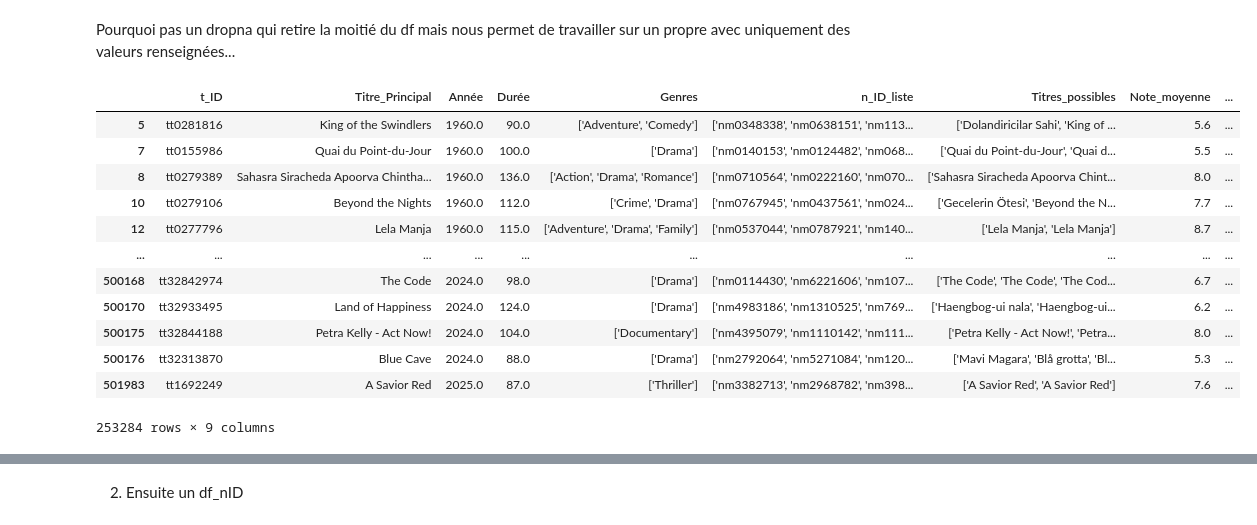
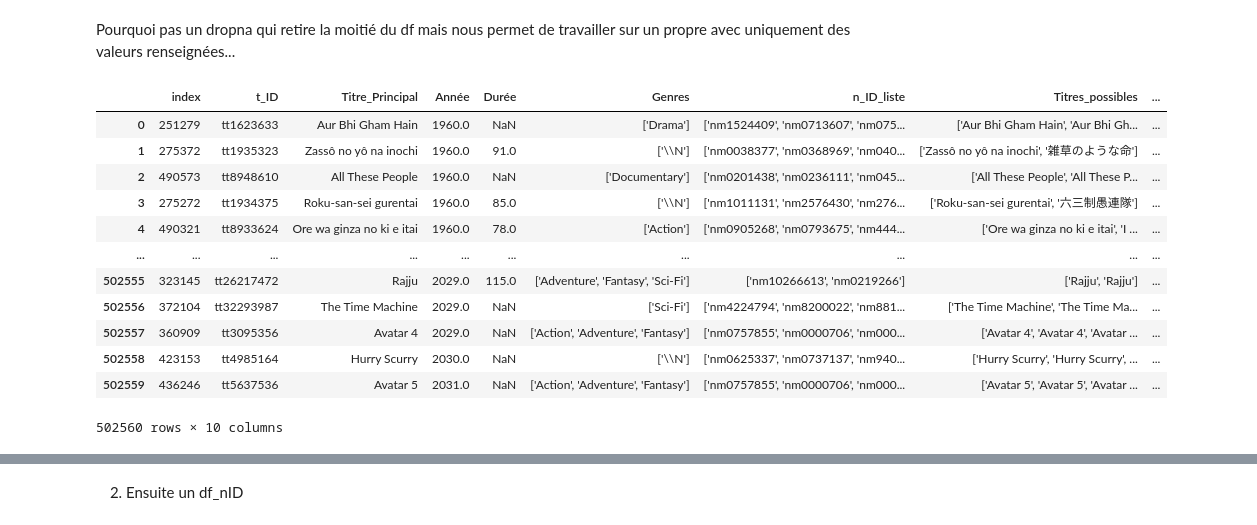
Before and after one commit to Garvoz/Alicine, a Jupyter notebook: merge_alors.ipynb, the cells around one changed output, grey strips where cells are left out. Cells and saved outputs as stored; diff of their text form; code cells hidden in the pictures.

```diff
--- a/merge_alors.ipynb
+++ b/merge_alors.ipynb
@@ -33,7 +35,7 @@ On veut 2 df: un df avec index tconst et un avec index nconst
 1.  Commençons par df_tID
 # %%
 # Prépartion table title basics en premier car elle permet de selectionner les 'movies' et les années souhaitées
-df_tb_tconst = df_t_basics[(df_t_basics['titleType'] == 'movie') & (df_t_basics['startYear'] >= 1960)]
+df_tb_tconst = df_t_basics[(df_t_basics['titleType'] == 'movie') & (df_t_basics['startYear'] >= 1950) & (df_t_basics['isAdult'] == 0)]
 df_tb_tconst = df_tb_tconst[['tconst', 'primaryTitle', 'startYear', 'runtimeMinutes', 'genres']]
 
 #Préparation table title principals
@@ -66,18 +68,18 @@ df_tID.to_csv('df_tID.csv', index = False)
 # %% [markdown]
 Pourquoi pas un dropna qui retire la moitié du df mais nous permet de travailler sur un propre avec uniquement des valeurs renseignées...
 # %%
-df_tID.dropna()
+df_tID
 # %% [output]
-|  | t_ID | Titre_Principal | Année | Durée | Genres | n_ID_liste | Titres_possibles | Note_moyenne | ... |
-| 5 | tt0281816 | King of the Swindlers | 1960.0 | 90.0 | ['Adventure', 'Comedy'] | ['nm0348338', 'nm0638151', 'nm113... | ['Dolandiricilar Sahi', 'King of ... | 5.6 | ... |
-| 7 | tt0155986 | Quai du Point-du-Jour | 1960.0 | 100.0 | ['Drama'] | ['nm0140153', 'nm0124482', 'nm068... | ['Quai du Point-du-Jour', 'Quai d... | 5.5 | ... |
-| 8 | tt0279389 | Sahasra Siracheda Apoorva Chintha... | 1960.0 | 136.0 | ['Action', 'Drama', 'Romance'] | ['nm0710564', 'nm0222160', 'nm070... | ['Sahasra Siracheda Apoorva Chint... | 8.0 | ... |
-| 10 | tt0279106 | Beyond the Nights | 1960.0 | 112.0 | ['Crime', 'Drama'] | ['nm0767945', 'nm0437561', 'nm024... | ['Gecelerin Ötesi', 'Beyond the N... | 7.7 | ... |
-| 12 | tt0277796 | Lela Manja | 1960.0 | 115.0 | ['Adventure', 'Drama', 'Family'] | ['nm0537044', 'nm0787921', 'nm140... | ['Lela Manja', 'Lela Manja'] | 8.7 | ... |
+|  | index | t_ID | Titre_Principal | Année | Durée | Genres | n_ID_liste | Titres_possibles | ... |
+| 0 | 251279 | tt1623633 | Aur Bhi Gham Hain | 1960.0 | NaN | ['Drama'] | ['nm1524409', 'nm0713607', 'nm075... | ['Aur Bhi Gham Hain', 'Aur Bhi Gh... | ... |
+| 1 | 275372 | tt1935323 | Zassô no yô na inochi | 1960.0 | 91.0 | ['\\N'] | ['nm0038377', 'nm0368969', 'nm040... | ['Zassô no yô na inochi', '雑草のような命'] | ... |
+| 2 | 490573 | tt8948610 | All These People | 1960.0 | NaN | ['Documentary'] | ['nm0201438', 'nm0236111', 'nm045... | ['All These People', 'All These P... | ... |
+| 3 | 275272 | tt1934375 | Roku-san-sei gurentai | 1960.0 | 85.0 | ['\\N'] | ['nm1011131', 'nm2576430', 'nm276... | ['Roku-san-sei gurentai', '六三制愚連隊'] | ... |
+| 4 | 490321 | tt8933624 | Ore wa ginza no ki e itai | 1960.0 | 78.0 | ['Action'] | ['nm0905268', 'nm0793675', 'nm444... | ['Ore wa ginza no ki e itai', 'I ... | ... |
 | ... | ... | ... | ... | ... | ... | ... | ... | ... | ... |
-| 500168 | tt32842974 | The Code | 2024.0 | 98.0 | ['Drama'] | ['nm0114430', 'nm6221606', 'nm107... | ['The Code', 'The Code', 'The Cod... | 6.7 | ... |
-| 500170 | tt32933495 | Land of Happiness | 2024.0 | 124.0 | ['Drama'] | ['nm4983186', 'nm1310525', 'nm769... | ['Haengbog-ui nala', 'Haengbog-ui... | 6.2 | ... |
-| 500175 | tt32844188 | Petra Kelly - Act Now! | 2024.0 | 104.0 | ['Documentary'] | ['nm4395079', 'nm1110142', 'nm111... | ['Petra Kelly - Act Now!', 'Petra... | 8.0 | ... |
-| 500176 | tt32313870 | Blue Cave | 2024.0 | 88.0 | ['Drama'] | ['nm2792064', 'nm5271084', 'nm120... | ['Mavi Magara', 'Blå grotta', 'Bl... | 5.3 | ... |
-| 501983 | tt1692249 | A Savior Red | 2025.0 | 87.0 | ['Thriller'] | ['nm3382713', 'nm2968782', 'nm398... | ['A Savior Red', 'A Savior Red'] | 7.6 | ... |
+| 502555 | 323145 | tt26217472 | Rajju | 2029.0 | 115.0 | ['Adventure', 'Fantasy', 'Sci-Fi'] | ['nm10266613', 'nm0219266'] | ['Rajju', 'Rajju'] | ... |
+| 502556 | 372104 | tt32293987 | The Time Machine | 2029.0 | NaN | ['Sci-Fi'] | ['nm4224794', 'nm8200022', 'nm881... | ['The Time Machine', 'The Time Ma... | ... |
+| 502557 | 360909 | tt3095356 | Avatar 4 | 2029.0 | NaN | ['Action', 'Adventure', 'Fantasy'] | ['nm0757855', 'nm0000706', 'nm000... | ['Avatar 4', 'Avatar 4', 'Avatar ... | ... |
+| 502558 | 423153 | tt4985164 | Hurry Scurry | 2030.0 | NaN | ['\\N'] | ['nm0625337', 'nm0737137', 'nm940... | ['Hurry Scurry', 'Hurry Scurry', ... | ... |
+| 502559 | 436246 | tt5637536 | Avatar 5 | 2031.0 | NaN | ['Action', 'Adventure', 'Fantasy'] | ['nm0757855', 'nm0000706', 'nm000... | ['Avatar 5', 'Avatar 5', 'Avatar ... | ... |
-253284 rows × 9 columns
+502560 rows × 10 columns
```
Also changed, not shown: parts of 6 cells of this notebook.
